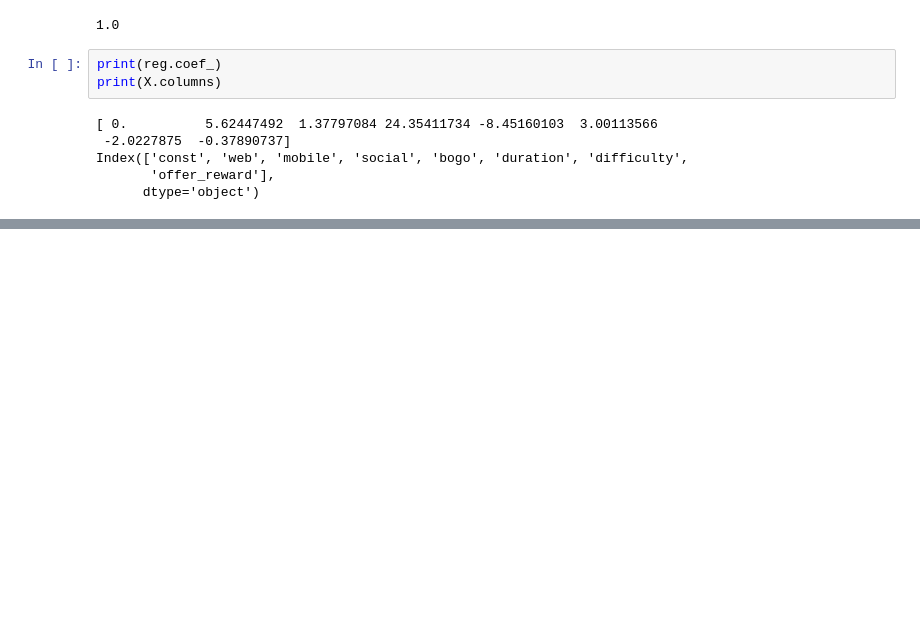
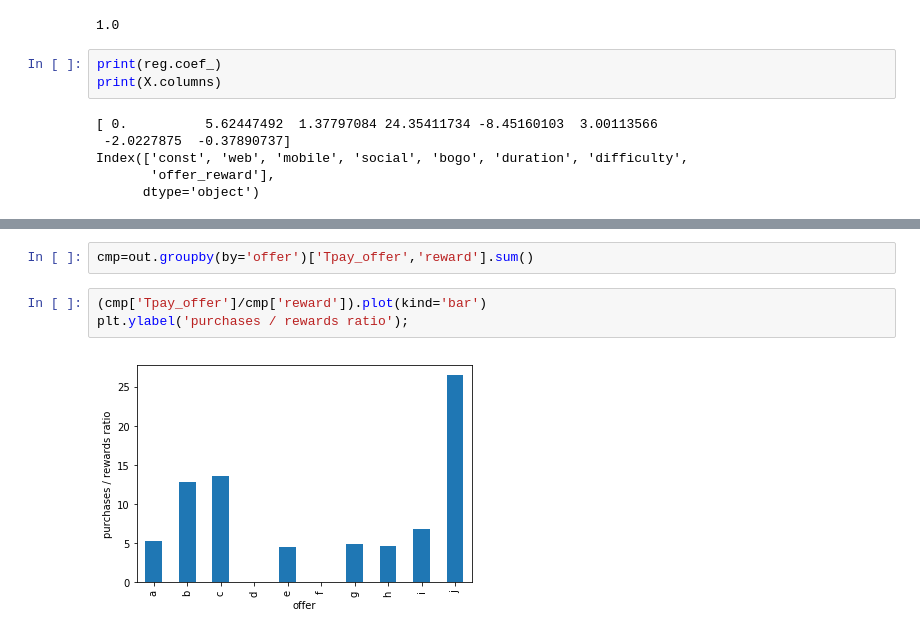
Before and after one commit to marco-bellini/Starbucks_capstone, a Jupyter notebook: 01_test.ipynb, the cells around one changed output, grey strips where cells are left out. Drawn from its saved outputs; the diff is of its cells as text; blank space fills up the shorter version.

```diff
--- a/01_test.ipynb
+++ b/01_test.ipynb
@@ -318,0 +351,7 @@ Index(['const', 'web', 'mobile', 'social', 'bogo', 'duration', 'difficulty',
+# %%
+cmp=out.groupby(by='offer')['Tpay_offer','reward'].sum()
+# %%
+(cmp['Tpay_offer']/cmp['reward']).plot(kind='bar')
+plt.ylabel('purchases / rewards ratio');
+# %% [output]
+[figure, added]
```
Also changed, not shown: parts of 20 cells of this notebook.
